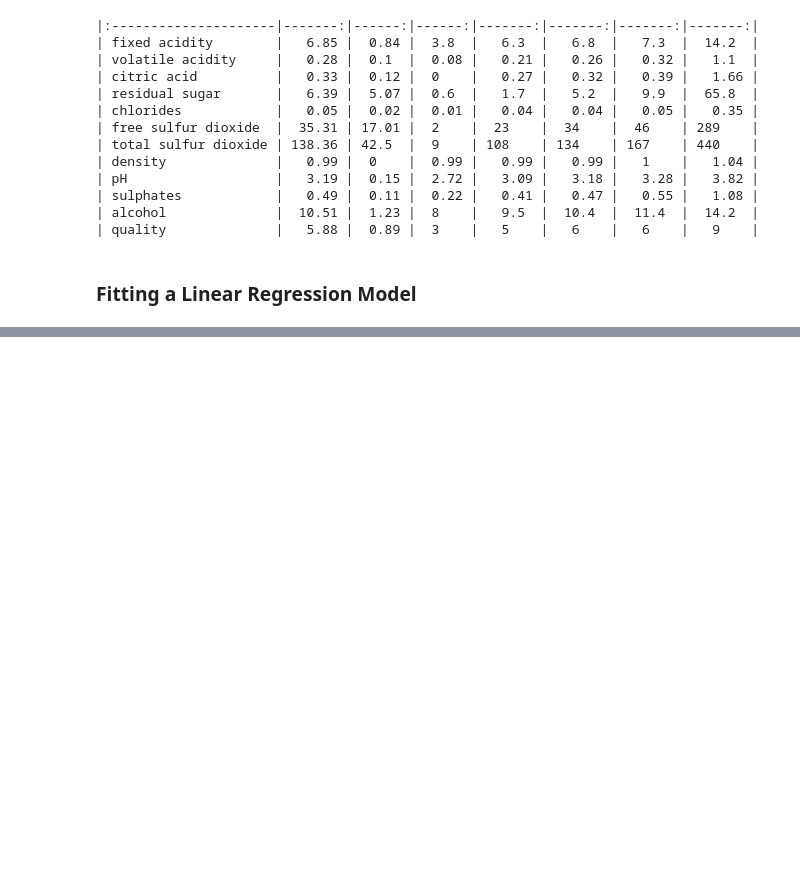
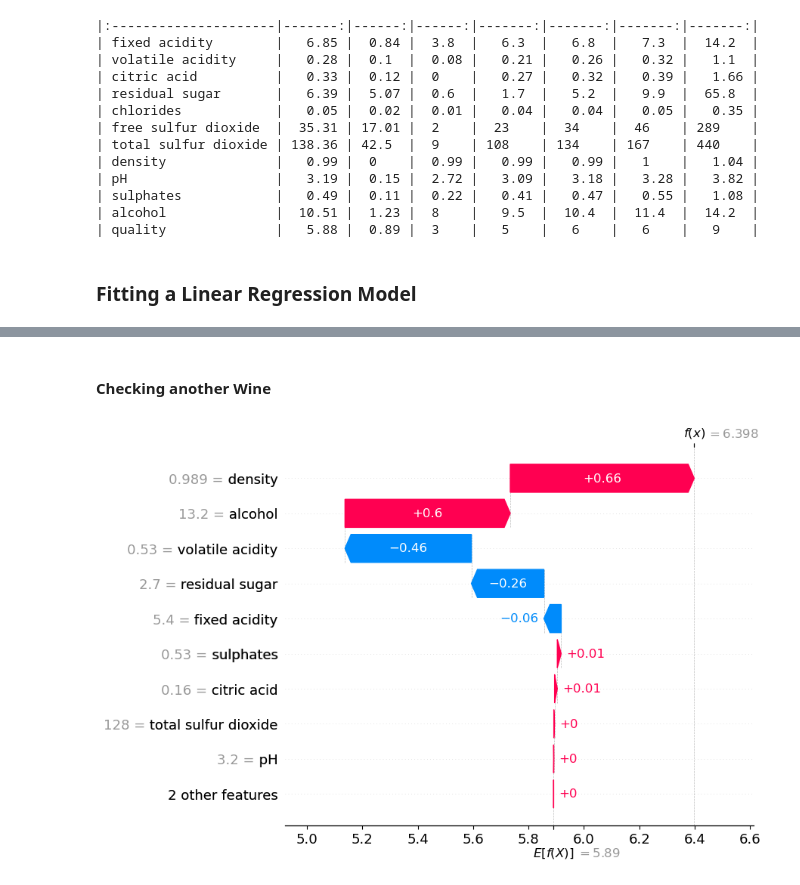
Before and after one commit to joakor89/Interpreting-ML-Models-with-SHAP, a Jupyter notebook: chap_07/S4LM.ipynb, the cells around one changed output, grey strips where cells are left out. Cells and saved outputs as stored; diff of their text form; code cells hidden in the pictures; blank space fills up the shorter version.

```diff
--- a/chap_07/S4LM.ipynb
+++ b/chap_07/S4LM.ipynb
@@ -65,0 +167,6 @@ print(markdown_table)
+# %% [markdown]
+#### Checking another Wine
+# %%
+shap.plots.waterfall(shap_values[1])
+# %% [output]
+[figure, added]
```
Also changed, not shown: parts of 24 cells of this notebook, 1 other file.
